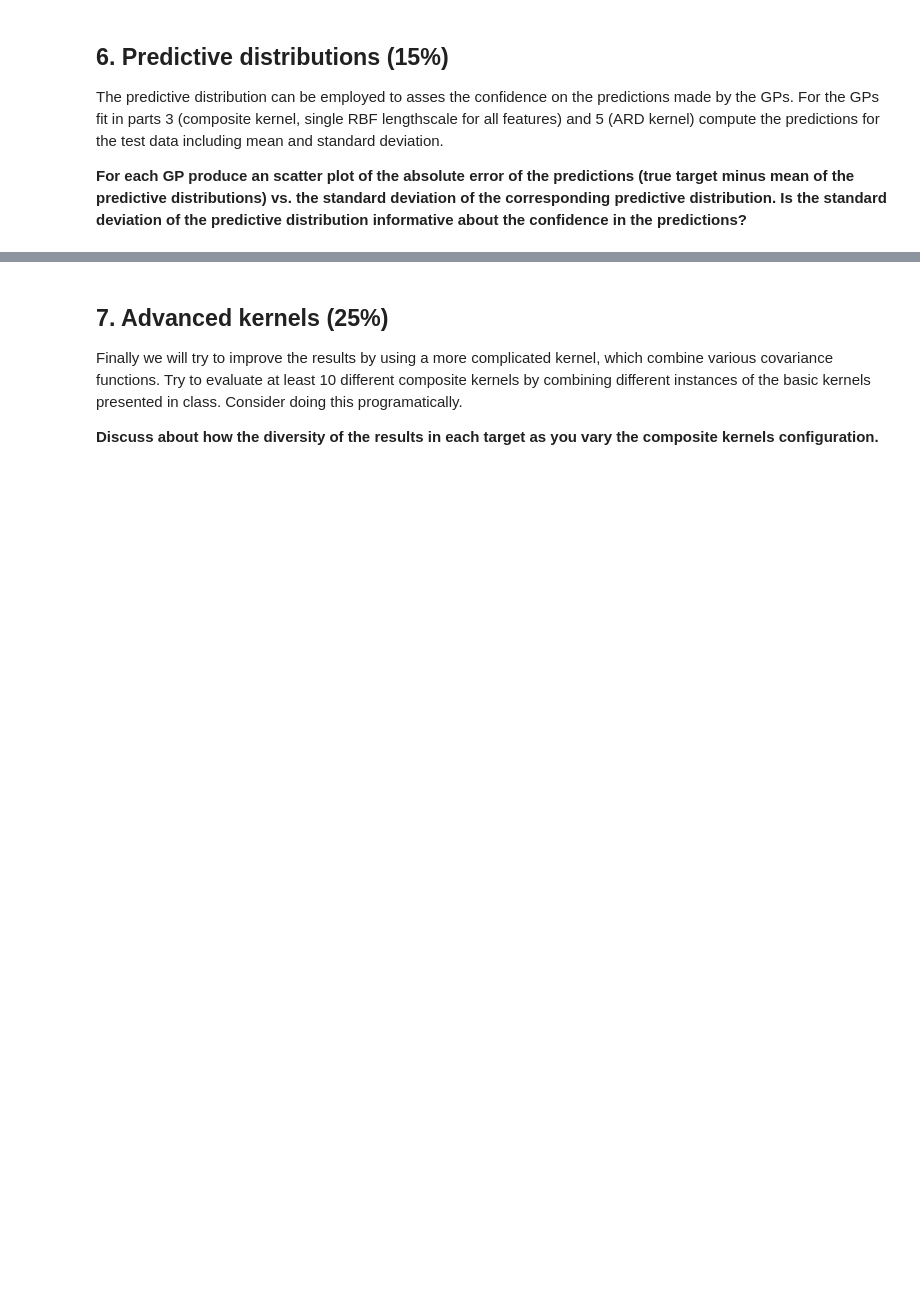
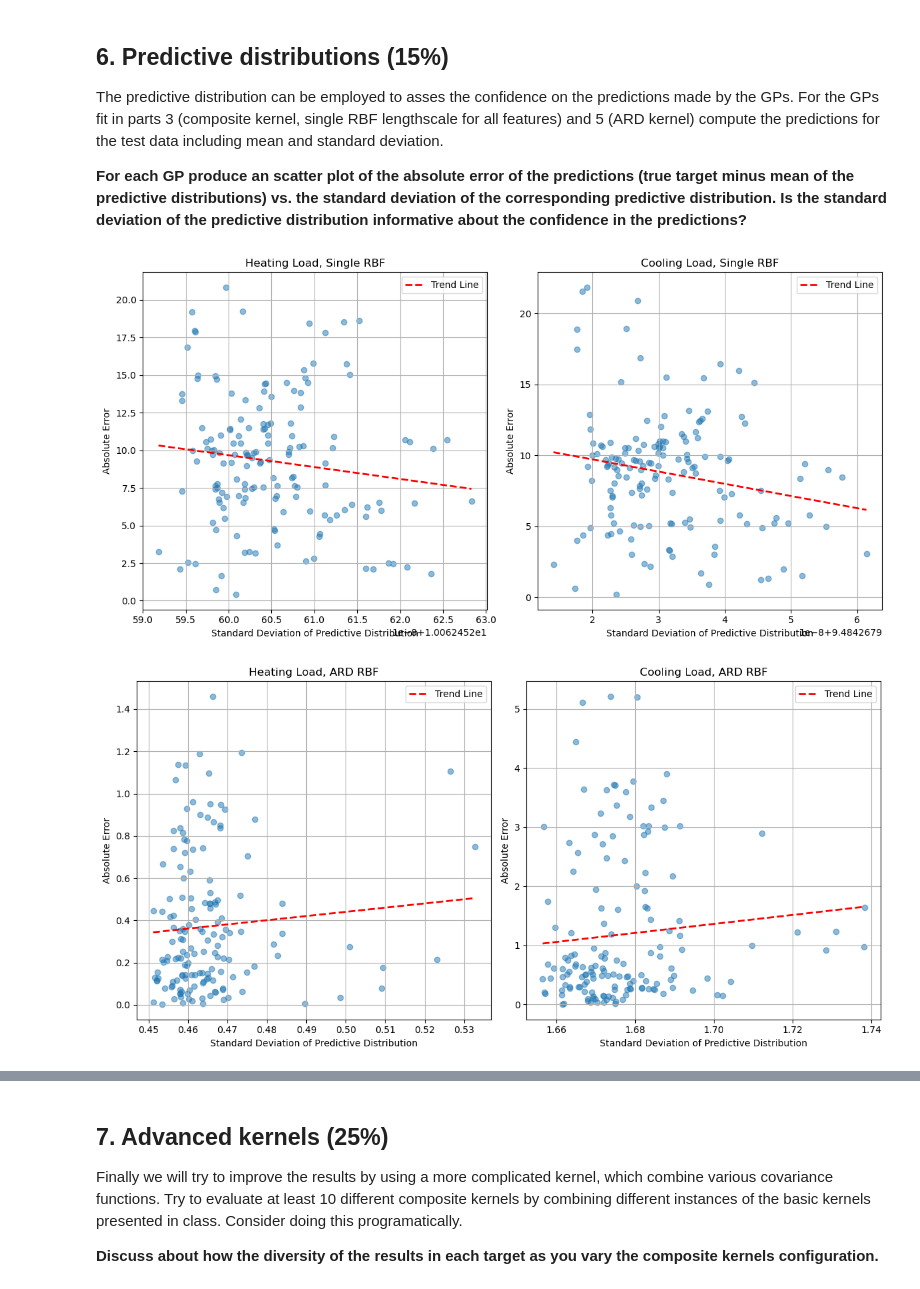
Before and after one commit to PamDiazUC3M/Machine-Learning, a Jupyter notebook: HW_GP_2024.ipynb, the cells around one changed output, grey strips where cells are left out. Cells and saved outputs as stored; diff of their text form; code cells hidden in the pictures; blank space fills up the shorter version.

```diff
--- a/HW_GP_2024.ipynb
+++ b/HW_GP_2024.ipynb
@@ -430,0 +483,70 @@ The predictive distribution can be employed to asses the confidence on the predi
+# %%
+# Train and predict for Heating Load (HL) single RBF
+y_pred_heating, sigma_heating = train_and_predict_gp(X_train_scaled, y_train_heating.values.reshape(-1, 1), X_test_scaled, composite_kernel())
+
+# Train and predict for Cooling Load (CL) single RBF
+y_pred_cooling, sigma_cooling = train_and_predict_gp(X_train_scaled, y_train_cooling.values.reshape(-1, 1), X_test_scaled, composite_kernel())
+
+kernel_ard = 1.0 * RBF(length_scale=1*np.ones(8), length_scale_bounds=(1e-2, 1e2)) + WhiteKernel()
+
+# Train and predict for Heating Load (HL) ARD RBF
+y_pred_heating_ARD, sigma_heating_ARD = train_and_predict_gp(X_train_scaled, y_train_heating.values.reshape(-1, 1), X_test_scaled, kernel_ard)
+
+# Train and predict for Cooling Load (CL) ARD RBF
+y_pred_cooling_ARD, sigma_cooling_ARD = train_and_predict_gp(X_train_scaled, y_train_cooling.values.reshape(-1, 1), X_test_scaled, kernel_ard)
+# %%
+
+# Function to plot scatter plot with trend line
+def scatter_with_trend(sigma, abs_error, title):
+    plt.scatter(sigma, abs_error, alpha=0.5)
+    plt.xlabel('Standard Deviation of Predictive Distribution')
+    plt.ylabel('Absolute Error')
+    plt.title(title)
+    plt.grid(True)
+
+    # Fit linear regression
+    lr = LinearRegression()
+    lr.fit(sigma.reshape(-1, 1), abs_error)
+    trend_x = np.linspace(min(sigma), max(sigma), 100)
+    trend_y = lr.predict(trend_x.reshape(-1, 1))
+
+    # Plot trend line
+    plt.plot(trend_x, trend_y, color='red', linestyle='--', linewidth=2, label='Trend Line')
+    plt.legend()
+
+# Calculate absolute errors
+abs_error_heating = np.abs(y_test_heating - y_pred_heating)
+abs_error_cooling = np.abs(y_test_cooling - y_pred_cooling)
+abs_error_heating_ARD = np.abs(y_test_heating - y_pred_heating_ARD)
+abs_error_cooling_ARD = np.abs(y_test_cooling - y_pred_cooling_ARD)
+
+# Create scatter plots
+plt.figure(figsize=(12, 6))
+
+# Scatter plot for Heating Load, single RBF
+plt.subplot(1, 2, 1)
+scatter_with_trend(sigma_heating, abs_error_heating, 'Heating Load, Single RBF')
+
+# Scatter plot for Cooling Load, single RBF
+plt.subplot(1, 2, 2)
+scatter_with_trend(sigma_cooling, abs_error_cooling, 'Cooling Load, Single RBF')
+
+plt.tight_layout()
+plt.show()
+
+# Create scatter plots for ARD kernels
+plt.figure(figsize=(12, 6))
+
+# Scatter plot for Heating Load, ARD RBF
+plt.subplot(1, 2, 1)
+scatter_with_trend(sigma_heating_ARD, abs_error_heating_ARD, 'Heating Load, ARD RBF')
+
+# Scatter plot for Cooling Load, ARD RBF
+plt.subplot(1, 2, 2)
+scatter_with_trend(sigma_cooling_ARD, abs_error_cooling_ARD, 'Cooling Load, ARD RBF')
+
+plt.tight_layout()
+plt.show()
+# %% [output]
+[figure, added]
+[figure, added]
```
Also changed, not shown: parts of 16 cells of this notebook.
